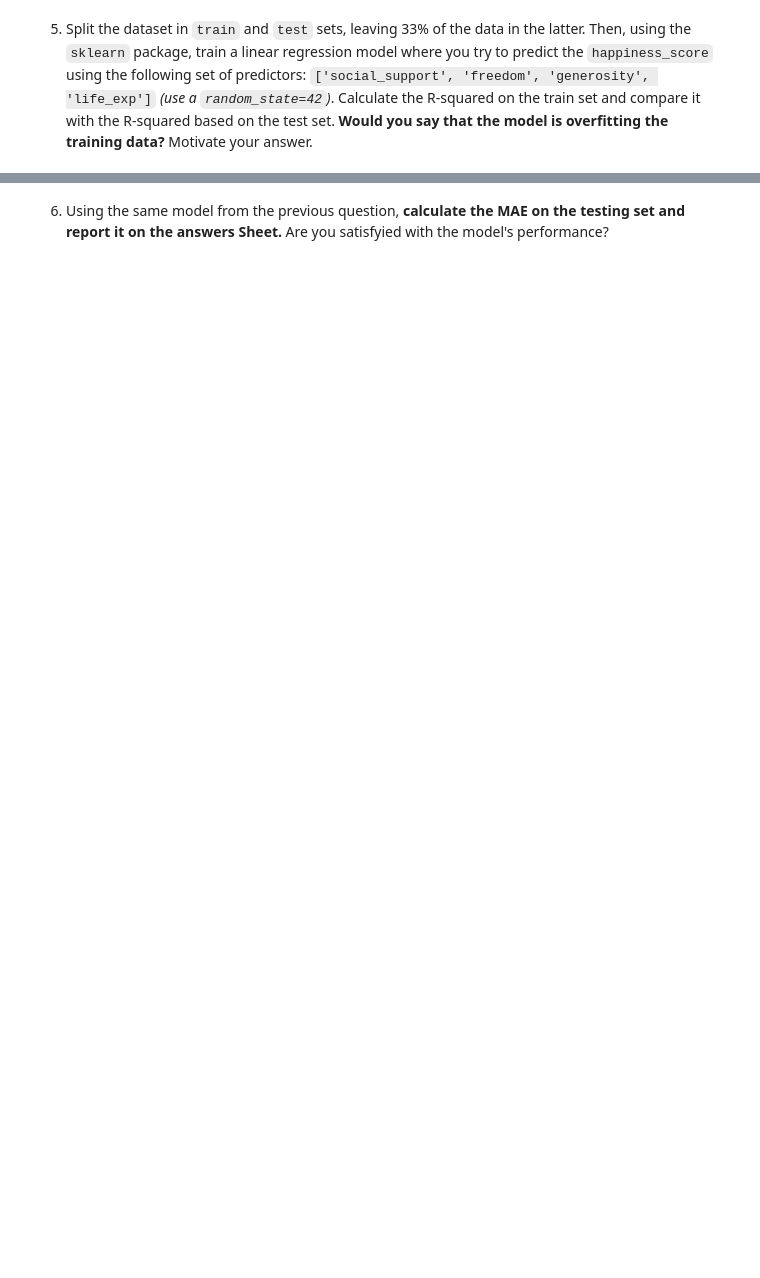
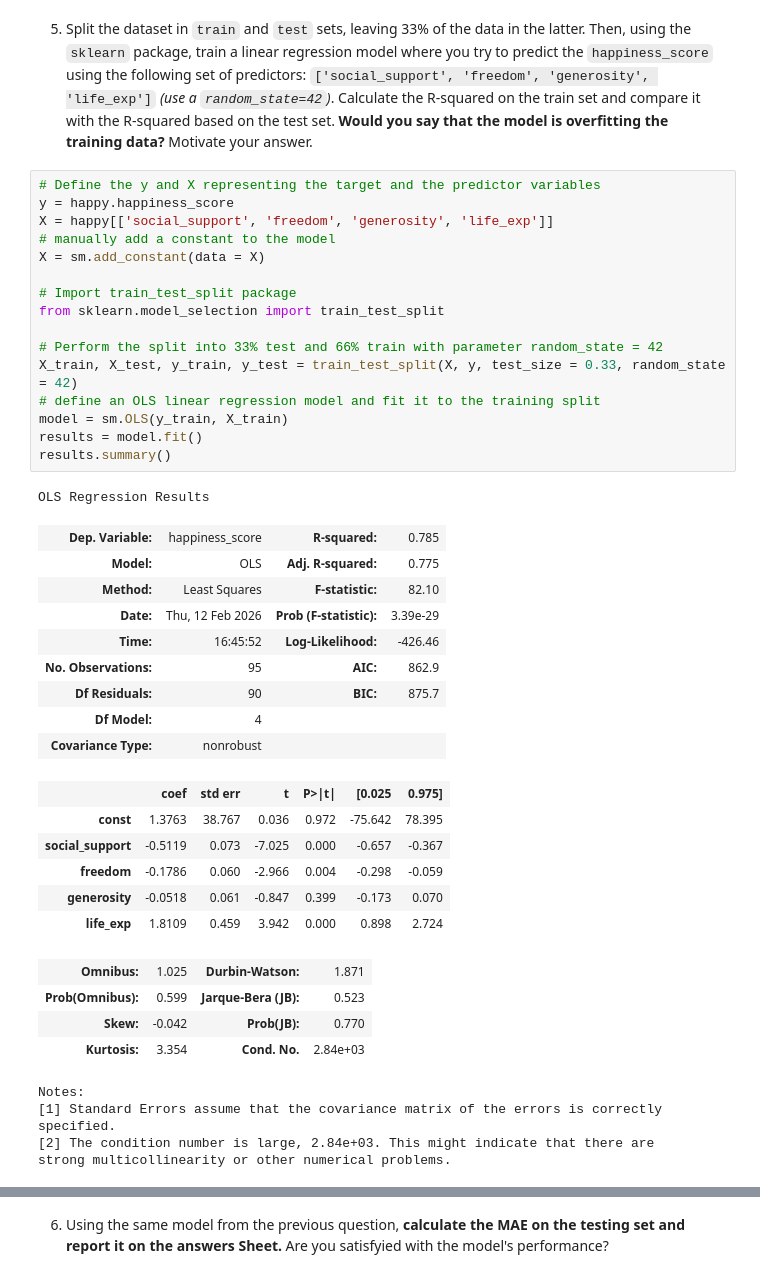
Before and after one commit to manuelcernigoj-lab/Boolean_Projects, a Jupyter notebook: 05_Final Assignment_ML and Web scraping/x.a1 Final Assignment P1 ML.ipynb, the cells around one changed output, grey strips where cells are left out. Cells and saved outputs as stored; diff of their text form; blank space fills up the shorter version.

```diff
--- a/05_Final Assignment_ML and Web scraping/x.a1 Final Assignment P1 ML.ipynb
+++ b/05_Final Assignment_ML and Web scraping/x.a1 Final Assignment P1 ML.ipynb
@@ -71,2 +155,43 @@ Name: corruption, Length: 143, dtype: bool
 # %% [markdown]
 5. Split the dataset in `train` and `test` sets, leaving 33% of the data in the latter. Then, using the `sklearn` package, train a linear regression model where you try to predict the `happiness_score` using the following set of predictors: `['social_support', 'freedom', 'generosity', 'life_exp']` *(use a `random_state=42`)*. Calculate the R-squared on the train set and compare it with the R-squared based on the test set. **Would you say that the model is overfitting the training data?** Motivate your answer.
+# %%
+# Define the y and X representing the target and the predictor variables
+y = happy.happiness_score
+X = happy[['social_support', 'freedom', 'generosity', 'life_exp']]
+# manually add a constant to the model
+X = sm.add_constant(data = X)
+
+# Import train_test_split package
+from sklearn.model_selection import train_test_split
+
+# Perform the split into 33% test and 66% train with parameter random_state = 42
+X_train, X_test, y_train, y_test = train_test_split(X, y, test_size = 0.33, random_state = 42)
+# define an OLS linear regression model and fit it to the training split
+model = sm.OLS(y_train, X_train)
+results = model.fit()
+results.summary()
+# %% [output]
+OLS Regression Results
+| Dep. Variable: | happiness_score | R-squared: | 0.785 |
+| Model: | OLS | Adj. R-squared: | 0.775 |
+| Method: | Least Squares | F-statistic: | 82.10 |
+| Date: | Thu, 12 Feb 2026 | Prob (F-statistic): | 3.39e-29 |
+| Time: | 16:45:52 | Log-Likelihood: | -426.46 |
+| No. Observations: | 95 | AIC: | 862.9 |
+| Df Residuals: | 90 | BIC: | 875.7 |
+| Df Model: | 4 |  |  |
+| Covariance Type: | nonrobust |  |  |
+|  | coef | std err | t | P>|t| | [0.025 | 0.975] |
+| const | 1.3763 | 38.767 | 0.036 | 0.972 | -75.642 | 78.395 |
+| social_support | -0.5119 | 0.073 | -7.025 | 0.000 | -0.657 | -0.367 |
+| freedom | -0.1786 | 0.060 | -2.966 | 0.004 | -0.298 | -0.059 |
+| generosity | -0.0518 | 0.061 | -0.847 | 0.399 | -0.173 | 0.070 |
+| life_exp | 1.8109 | 0.459 | 3.942 | 0.000 | 0.898 | 2.724 |
+| Omnibus: | 1.025 | Durbin-Watson: | 1.871 |
+| Prob(Omnibus): | 0.599 | Jarque-Bera (JB): | 0.523 |
+| Skew: | -0.042 | Prob(JB): | 0.770 |
+| Kurtosis: | 3.354 | Cond. No. | 2.84e+03 |
+Notes:
+[1] Standard Errors assume that the covariance matrix of the errors is correctly specified.
+[2] The condition number is large, 2.84e+03. This might indicate that there are
+strong multicollinearity or other numerical problems.
```
Also changed, not shown: parts of 10 cells of this notebook.
